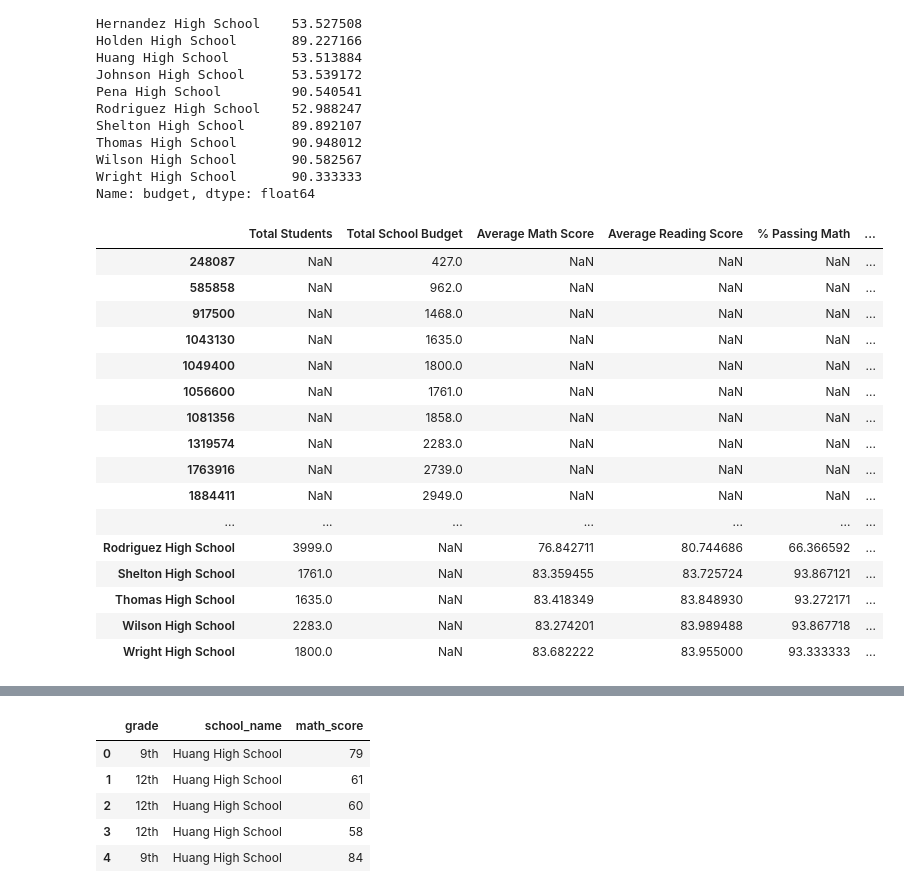
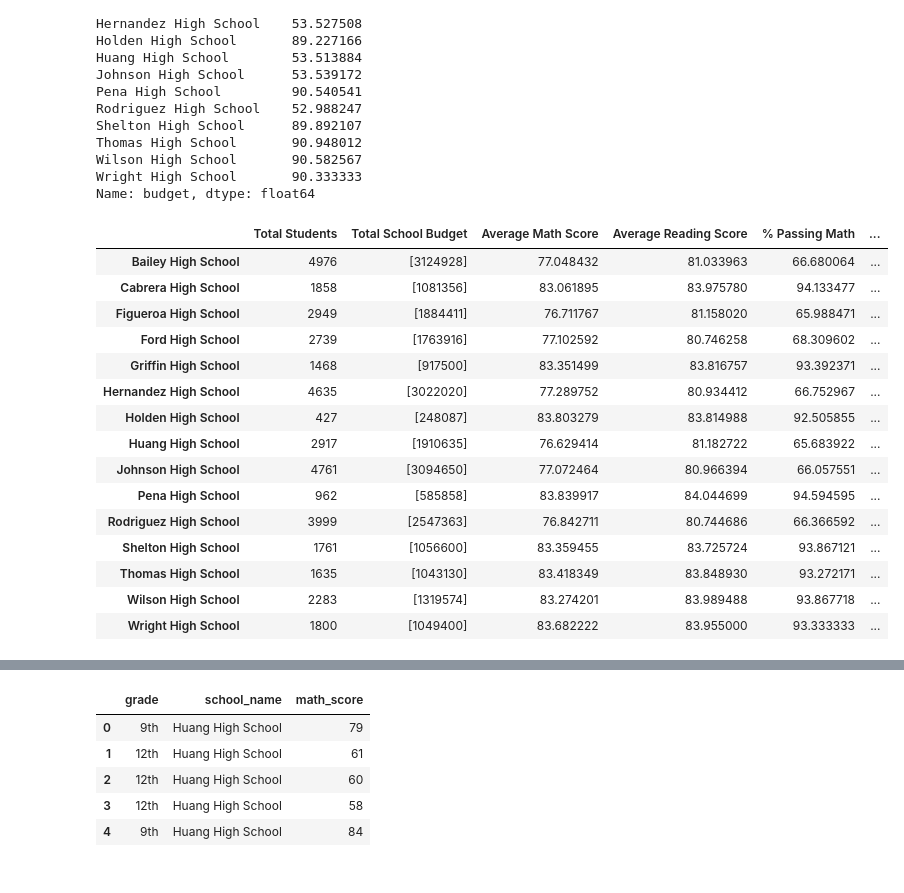
Before and after one commit to spennington1394/pandas-challenge, a Jupyter notebook: PySchool_Main.ipynb, the cells around one changed output, grey strips where cells are left out. Cells and saved outputs as stored; diff of their text form; code cells hidden in the pictures.

Commit message:
structure on summary school
structure of summary school is right. do not fucking touch!

```diff
--- a/PySchool_Main.ipynb
+++ b/PySchool_Main.ipynb
@@ -186,7 +186,10 @@ school_df
 | 39169 | Thomas High School | Charter | 1635 | 1043130 | 75 | 95 |
 39170 rows × 6 columns
 # %%
-schools_budget = merged_df['budget'].value_counts()
+schools_budget = school_df.groupby(['school_name'])['budget']
+#merged_df['budget'].value_counts()
 
-schools_budget
+school_b = schools_budget.unique()
+
+school_b
 # %% [output]
@@ -352,30 +356,29 @@ Wright High School       90.333333
 Name: budget, dtype: float64
 # %%
 school_summary = pd.DataFrame({'Total Students':per_school_students,
-                   'Total School Budget':schools_budget,
+                   'Total School Budget':school_b,
                    'Average Math Score':average_math,
                    'Average Reading Score':average_read,
                    '% Passing Math':math_p,
                    '% Passing Reading':reading_p,
                    '% Overall Passing':read_math_p
 
                   })
 school_summary
 # %% [output]
 |  | Total Students | Total School Budget | Average Math Score | Average Reading Score | % Passing Math | ... |
-| 248087 | NaN | 427.0 | NaN | NaN | NaN | ... |
-| 585858 | NaN | 962.0 | NaN | NaN | NaN | ... |
-| 917500 | NaN | 1468.0 | NaN | NaN | NaN | ... |
-| 1043130 | NaN | 1635.0 | NaN | NaN | NaN | ... |
-| 1049400 | NaN | 1800.0 | NaN | NaN | NaN | ... |
-| 1056600 | NaN | 1761.0 | NaN | NaN | NaN | ... |
-| 1081356 | NaN | 1858.0 | NaN | NaN | NaN | ... |
-| 1319574 | NaN | 2283.0 | NaN | NaN | NaN | ... |
-| 1763916 | NaN | 2739.0 | NaN | NaN | NaN | ... |
-| 1884411 | NaN | 2949.0 | NaN | NaN | NaN | ... |
-| ... | ... | ... | ... | ... | ... | ... |
-| Rodriguez High School | 3999.0 | NaN | 76.842711 | 80.744686 | 66.366592 | ... |
-| Shelton High School | 1761.0 | NaN | 83.359455 | 83.725724 | 93.867121 | ... |
-| Thomas High School | 1635.0 | NaN | 83.418349 | 83.848930 | 93.272171 | ... |
-| Wilson High School | 2283.0 | NaN | 83.274201 | 83.989488 | 93.867718 | ... |
-| Wright High School | 1800.0 | NaN | 83.682222 | 83.955000 | 93.333333 | ... |
+| Bailey High School | 4976 | [3124928] | 77.048432 | 81.033963 | 66.680064 | ... |
+| Cabrera High School | 1858 | [1081356] | 83.061895 | 83.975780 | 94.133477 | ... |
+| Figueroa High School | 2949 | [1884411] | 76.711767 | 81.158020 | 65.988471 | ... |
+| Ford High School | 2739 | [1763916] | 77.102592 | 80.746258 | 68.309602 | ... |
+| Griffin High School | 1468 | [917500] | 83.351499 | 83.816757 | 93.392371 | ... |
+| Hernandez High School | 4635 | [3022020] | 77.289752 | 80.934412 | 66.752967 | ... |
+| Holden High School | 427 | [248087] | 83.803279 | 83.814988 | 92.505855 | ... |
+| Huang High School | 2917 | [1910635] | 76.629414 | 81.182722 | 65.683922 | ... |
+| Johnson High School | 4761 | [3094650] | 77.072464 | 80.966394 | 66.057551 | ... |
+| Pena High School | 962 | [585858] | 83.839917 | 84.044699 | 94.594595 | ... |
+| Rodriguez High School | 3999 | [2547363] | 76.842711 | 80.744686 | 66.366592 | ... |
+| Shelton High School | 1761 | [1056600] | 83.359455 | 83.725724 | 93.867121 | ... |
+| Thomas High School | 1635 | [1043130] | 83.418349 | 83.848930 | 93.272171 | ... |
+| Wilson High School | 2283 | [1319574] | 83.274201 | 83.989488 | 93.867718 | ... |
+| Wright High School | 1800 | [1049400] | 83.682222 | 83.955000 | 93.333333 | ... |
```
Also changed, not shown: parts of 5 cells of this notebook.
